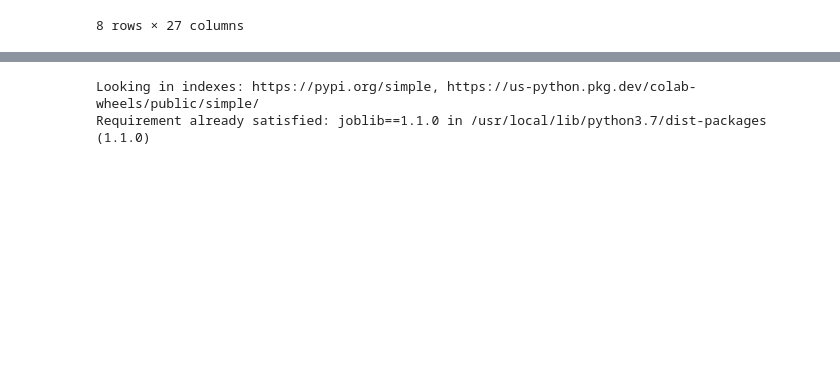
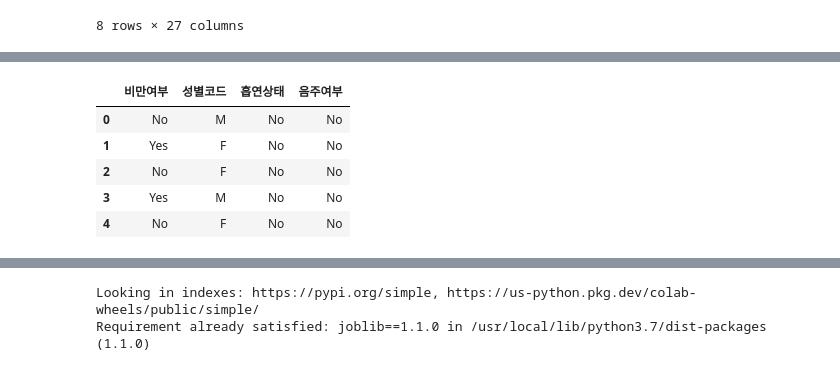
Before and after one commit to unanida/IT-BI2022, a Jupyter notebook: ITB_개인과제2_kyn.ipynb, the cells around one changed output, grey strips where cells are left out. Cells and saved outputs as stored; diff of their text form; code cells hidden in the pictures; blank space fills up the shorter version.

```diff
--- a/ITB_개인과제2_kyn.ipynb
+++ b/ITB_개인과제2_kyn.ipynb
@@ -259,3 +209,13 @@ Name: 흡연상태, dtype: int64
+# %%
+Xy= health[['비만여부', '성별코드', '흡연상태', '음주여부' ]]
+Xy.head()
+# %% [output]
+|  | 비만여부 | 성별코드 | 흡연상태 | 음주여부 |
+| 0 | No | M | No | No |
+| 1 | Yes | F | No | No |
+| 2 | No | F | No | No |
+| 3 | Yes | M | No | No |
+| 4 | No | F | No | No |
 # %%
 !pip install mglearn
 # %% [output]
```
Also changed, not shown: parts of 67 cells of this notebook.
